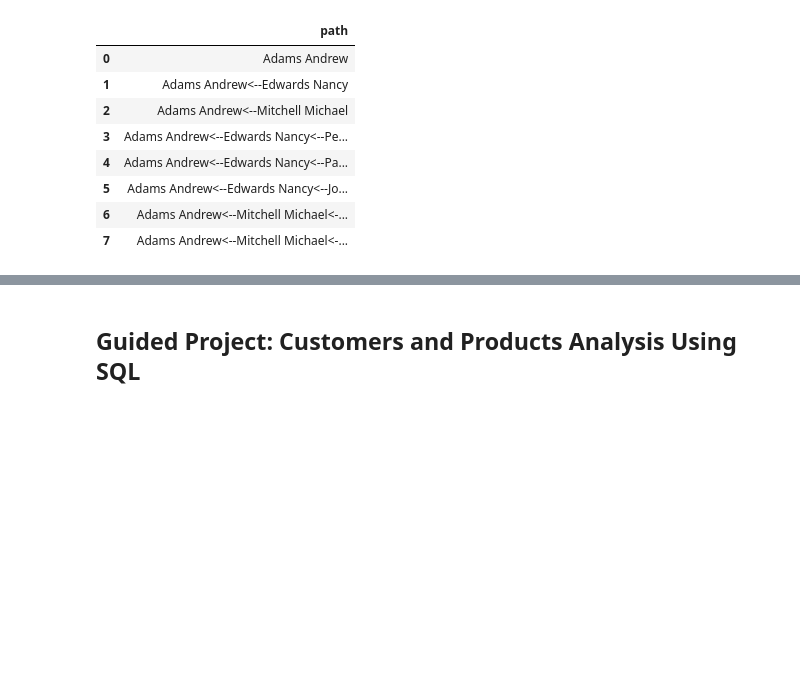
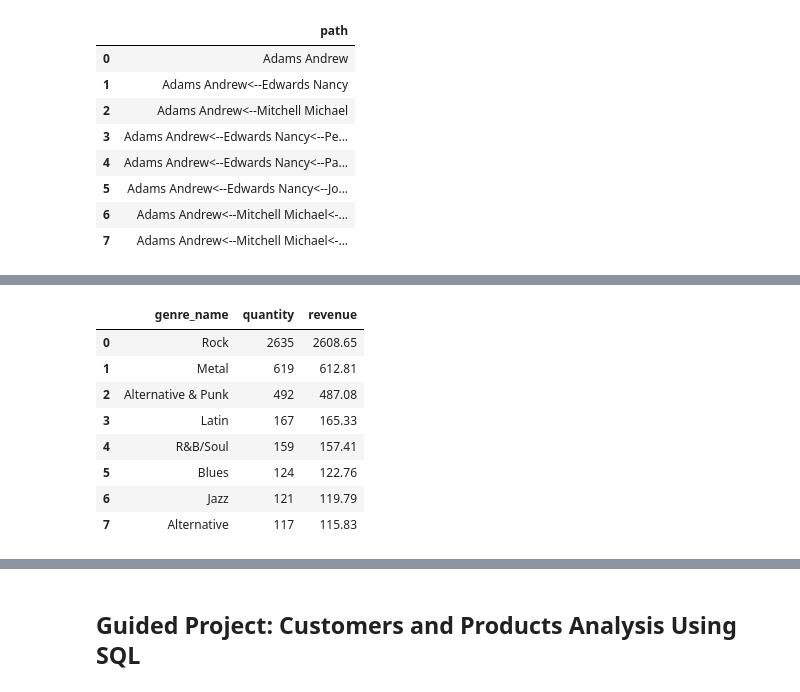
Before and after one commit to oxbbar/course-business-analyst-with-power-bi, a Jupyter notebook: part_2/p2-5-sql-subqueries.ipynb, the cells around one changed output, grey strips where cells are left out. Cells and saved outputs as stored; diff of their text form; code cells hidden in the pictures; blank space fills up the shorter version.

```diff
--- a/part_2/p2-5-sql-subqueries.ipynb
+++ b/part_2/p2-5-sql-subqueries.ipynb
@@ -611,0 +753,22 @@ pd.read_sql_query(query,connection)
+# %%
+query = """
+
+
+SELECT
+    *
+FROM
+    genres_most_revenue;
+
+"""
+
+pd.read_sql(query,connection)
+# %% [output]
+|  | genre_name | quantity | revenue |
+| 0 | Rock | 2635 | 2608.65 |
+| 1 | Metal | 619 | 612.81 |
+| 2 | Alternative & Punk | 492 | 487.08 |
+| 3 | Latin | 167 | 165.33 |
+| 4 | R&B/Soul | 159 | 157.41 |
+| 5 | Blues | 124 | 122.76 |
+| 6 | Jazz | 121 | 119.79 |
+| 7 | Alternative | 117 | 115.83 |
```
Also changed, not shown: parts of 19 cells of this notebook, 3 other files.
